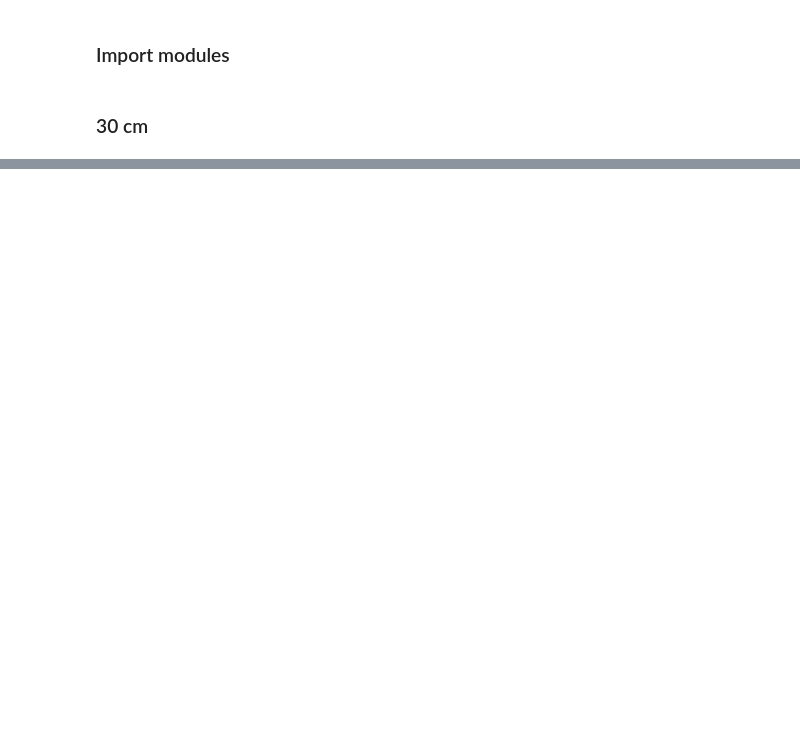
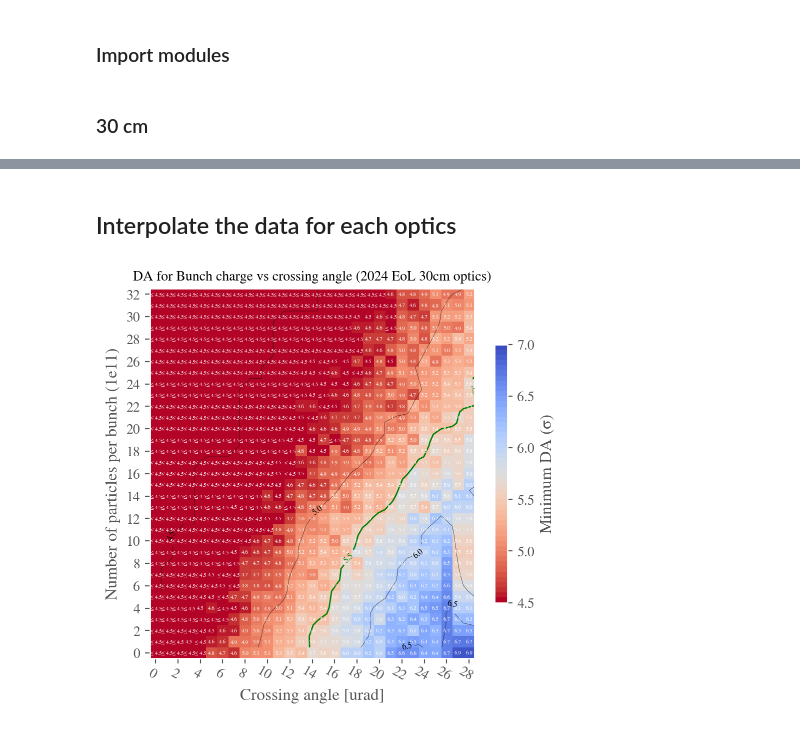
Before and after one commit to ColasDroin/DA_study_boilerplate, a Jupyter notebook: master_study/analysis/nb_angle_scan/nb_angle_scan.ipynb, the cells around one changed output, grey strips where cells are left out. Saved outputs shown, nothing was run; the diff lists cells and outputs as text; code cells hidden in the pictures; blank space fills up the shorter version.

```diff
--- a/master_study/analysis/nb_angle_scan/nb_angle_scan.ipynb
+++ b/master_study/analysis/nb_angle_scan/nb_angle_scan.ipynb
@@ -110,0 +227,2 @@ analysis_functions.plot_heatmap(
+# %% [markdown]
+## Interpolate the data for each optics
@@ -110,0 +232,39 @@ analysis_functions.plot_heatmap(
+# %%
+x = df_30_cm.index
+y = df_30_cm.columns
+array = np.ma.masked_invalid(df_30_cm.values.T)
+xx, yy = np.meshgrid(x, y)
+#get only the valid values
+x1 = xx[~array.mask]
+y1 = yy[~array.mask]
+newarr = array[~array.mask]
+interpolated_grid = interpolate.griddata((x1, y1), newarr.ravel(), (xx, yy), method='cubic')
+interpolate_df_30cm = pd.DataFrame(interpolated_grid.T).interpolate(axis = 1)
+# %%
+conf_mad = analysis_functions.load_config(CONF_MAD_PATH)['config_mad']
+conf_collider = analysis_functions.load_config(CONF_COLLIDER_PATH)["config_collider"]
+analysis_functions.plot_heatmap(
+    interpolate_df_30cm,
+    STUDY_NAME + '_' + COLLIDER,
+    link=None,
+    plot_contours=True,
+    conf_mad=conf_mad,
+    conf_collider=conf_collider,
+    type_crossing="flatvh",
+    betx=0.3,
+    bety=0.3,
+    Nb = False,
+    green_contour = 5.5,
+    extended_diagonal=False,
+    symmetric=False,
+    mask_lower_triangle=False,
+    xlabel="Crossing angle [urad]",
+    ylabel="Number of particles per bunch (1e11)",
+    vmin = 4.5,
+    vmax = 7.,
+    plot_diagonal_lines= False,
+    xaxis_ticks_on_top=False,
+    title="DA for Bunch charge vs crossing angle (2024 EoL 30cm optics)"
+)
+# %% [output]
+[figure, added]
```
Also changed, not shown: parts of 21 cells of this notebook, 3 other files.
